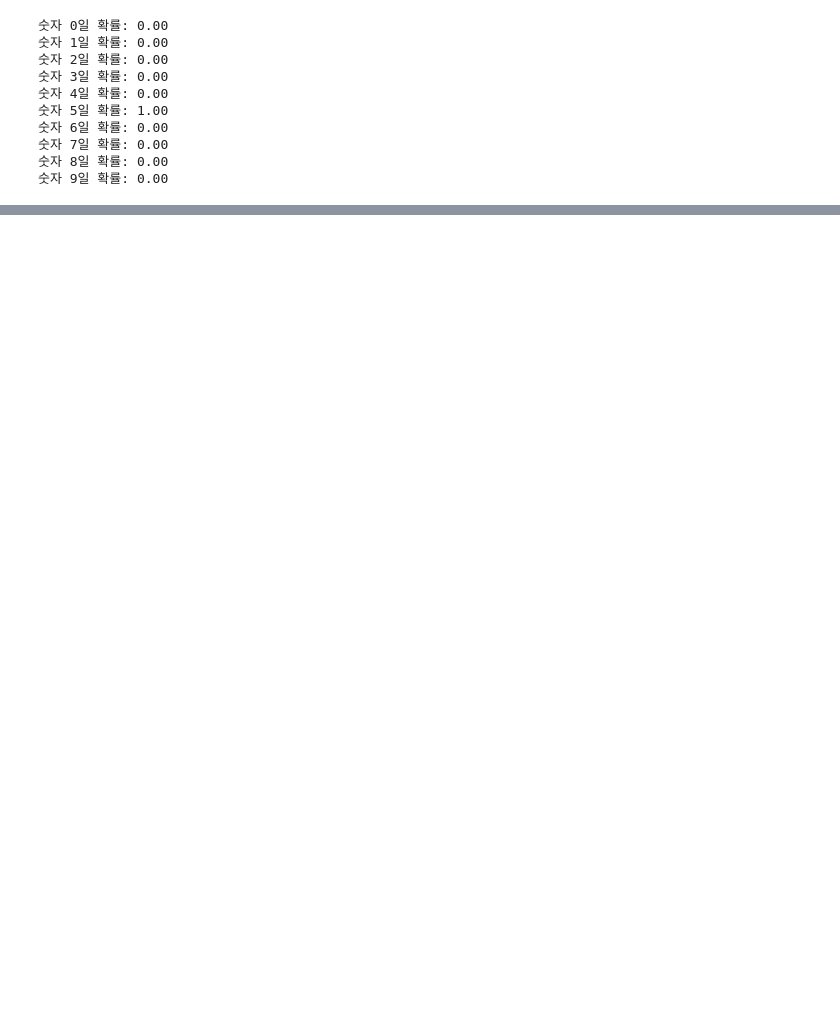
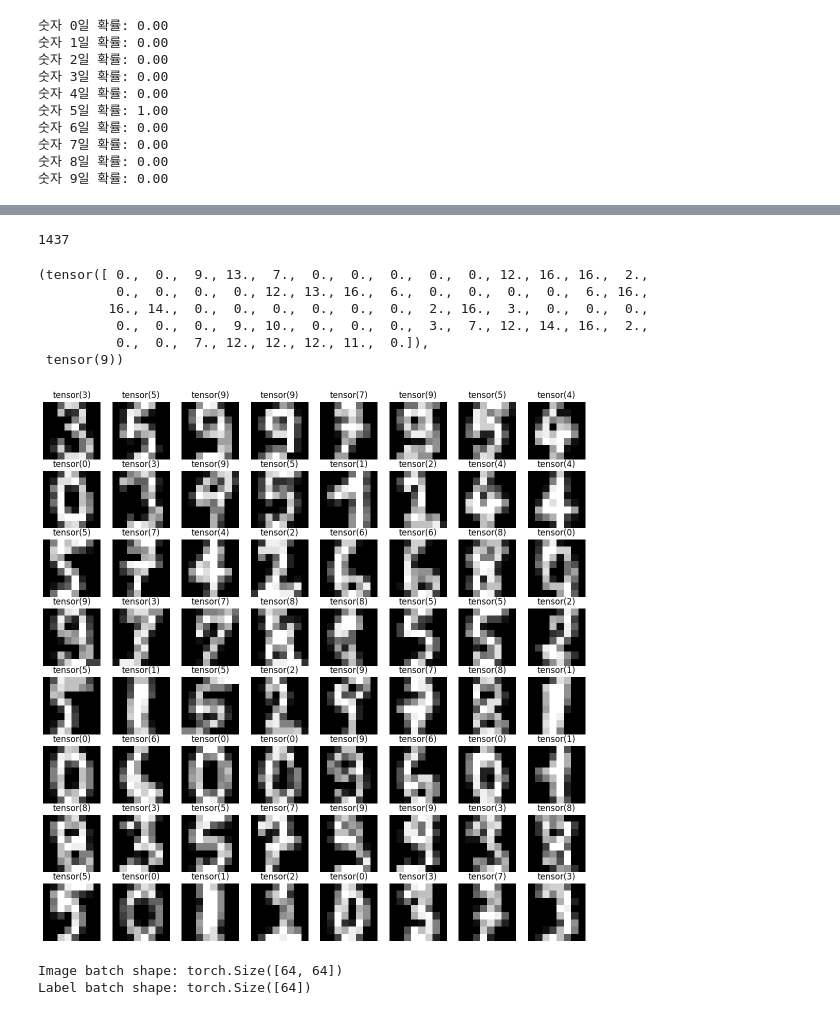
Before and after one commit to JinLeeGG/AI_Project_Preparation, a Jupyter notebook: 4. Deep Learning/4. number handwriting dataset/4_number_handwriting_dataset.ipynb, the cells around one changed output, grey strips where cells are left out. Drawn from its saved outputs; the diff is of its cells as text; code cells hidden in the pictures; blank space fills up the shorter version.

```diff
--- a/4. Deep Learning/4. number handwriting dataset/4_number_handwriting_dataset.ipynb
+++ b/4. Deep Learning/4. number handwriting dataset/4_number_handwriting_dataset.ipynb
@@ -201,0 +220,7 @@ print(f'테스트 정확도는 {accuracy: .2f}% 입니다.')
+# %%
+# transforms는 데이터를 변환해주는 기능
+# compose는 기능들을 묶어서 순차적으로 변환시켜준다.
+transform = transforms.Compose([
+    transforms.RandomRotation(10),
+    transforms.RandomAffine(0, shear=5, scale=(0.9, 1.1)),
+])
@@ -201,0 +251,57 @@ print(f'테스트 정확도는 {accuracy: .2f}% 입니다.')
+# %%
+# 직접 데이터셋 만들기
+# 데이터셋 자체에다가 부여할 수 있는 기능들을 사용할수 있게 해준다.
+class AugmentedDataset(Dataset):
+    def __init__(self, dataset, transform):
+        self.dataset = dataset
+        self.transform = transform
+
+    # len special method
+    def __len__(self):
+        return len(self.dataset)
+
+    def __getitem__(self, idx):
+        x, y = self.dataset[idx]
+        x = x.view(8, 8).unsqueeze(0)  # 8x8 이미지를 1채널로 변환 (1, 8, 8) 1은 grey채널
+        x = self.transform(x)  # 증강 적용
+        return x.flatten(), y  # 다시 Flatten
+# %%
+augmented_train_dataset = AugmentedDataset(train_dataset, transform)
+# %%
+len(augmented_train_dataset)
+# %% [output]
+1437
+# %%
+augmented_train_dataset[0] # 색상정보, 9를 나타내는 정보
+# %% [output]
+(tensor([ 0.,  0.,  9., 13.,  7.,  0.,  0.,  0.,  0.,  0., 12., 16., 16.,  2.,
+          0.,  0.,  0.,  0., 12., 13., 16.,  6.,  0.,  0.,  0.,  0.,  6., 16.,
+         16., 14.,  0.,  0.,  0.,  0.,  0.,  0.,  2., 16.,  3.,  0.,  0.,  0.,
+          0.,  0.,  0.,  9., 10.,  0.,  0.,  0.,  3.,  7., 12., 14., 16.,  2.,
+          0.,  0.,  7., 12., 12., 12., 11.,  0.]),
+ tensor(9))
+# %%
+# 1437 / 64 = 22...번 돈다
+train_loader = DataLoader(augmented_train_dataset, batch_size=64, shuffle=True)
+ # 테스트는 증강할 필요가 없음으로 그대로 사용
+test_loader = DataLoader(test_dataset, batch_size=64, shuffle=False)
+# %%
+imgs, labels = next(iter(train_loader))
+fig, axes = plt.subplots(nrows=8, ncols=8, figsize=(14, 14))
+
+for ax, img, label in zip(axes.flatten(), imgs, labels):
+    ax.imshow(img.reshape((8, 8)), cmap='gray')
+    ax.set_title(str(label))
+    ax.axis('off')
+# %% [output]
+[figure, added]
+# %%
+# 64 * 64 image shape
+# 64 labels
+for images, labels in train_loader:
+    print(f"Image batch shape: {images.shape}")
+    print(f"Label batch shape: {labels.shape}")
+    break
+# %% [output]
+Image batch shape: torch.Size([64, 64])
+Label batch shape: torch.Size([64])
```
Also changed, not shown: parts of 15 cells of this notebook.
